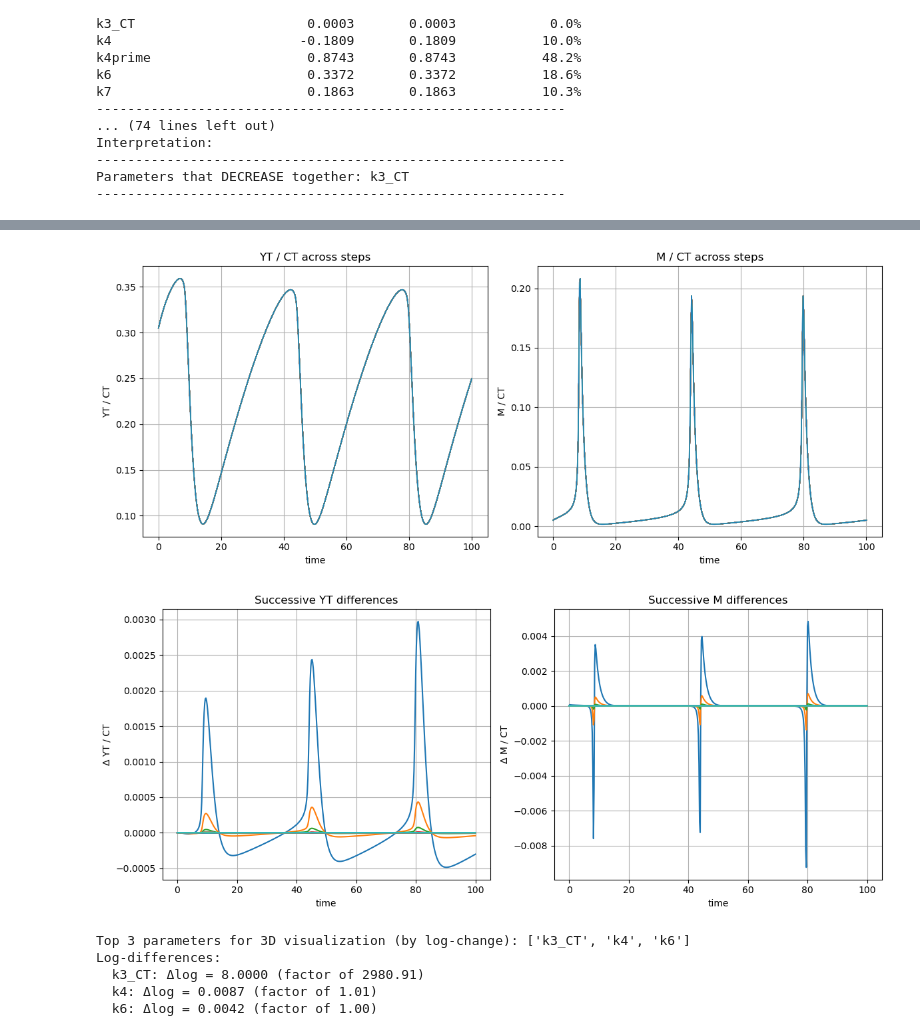
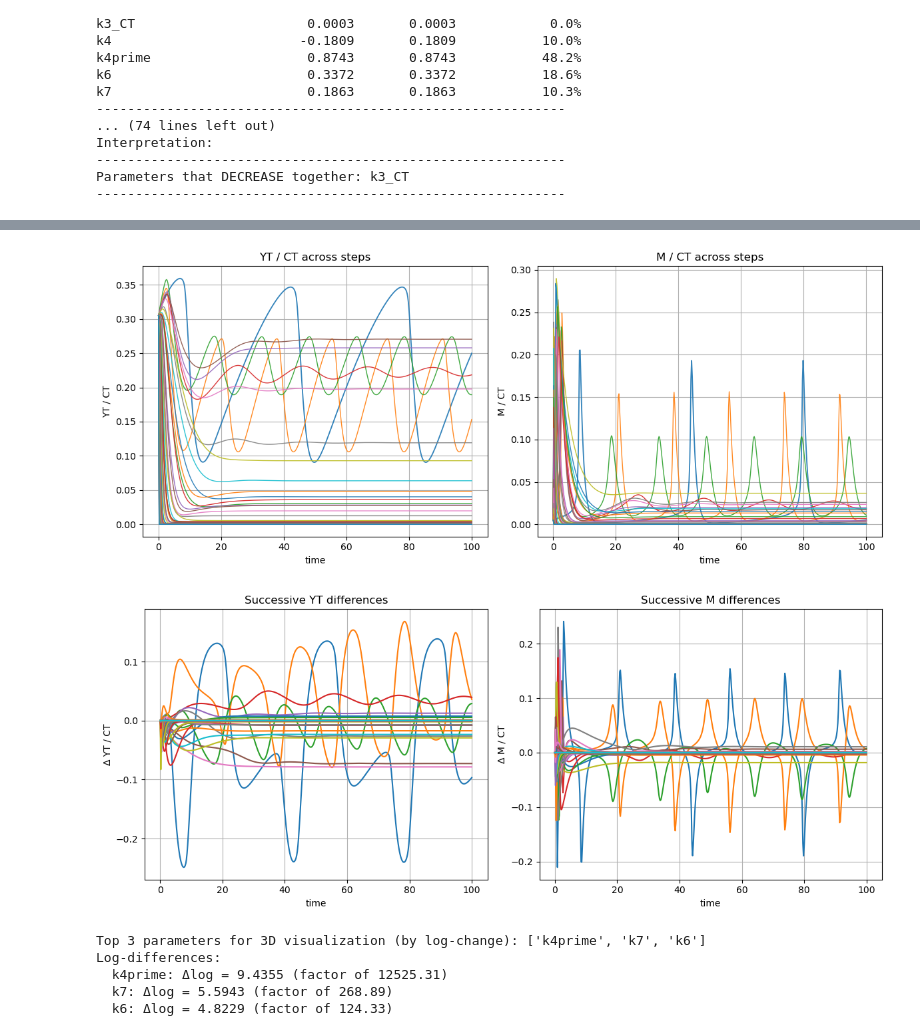
Before and after one commit to GijsBartholomeus/OxfordEvolution, a Jupyter notebook: Sloppy/SloppySearch/TysonSloppyOneDirection.ipynb, the cells around one changed output, grey strips where cells are left out. Saved outputs shown, nothing was run; the diff lists cells and outputs as text; code cells hidden in the pictures.

```diff
--- a/Sloppy/SloppySearch/TysonSloppyOneDirection.ipynb
+++ b/Sloppy/SloppySearch/TysonSloppyOneDirection.ipynb
@@ -2,10 +2,15 @@
 
 # Settings for the iterative procedure
 n_steps = 50               # number of sloppy steps to take
-step_size = 2             # step size in log-parameter space along sloppy direction
+step_size = 1           # step size in log-parameter space along sloppy direction
 tol_positive_eig = -5    # threshold to consider eigenvalue as positive
 sloppy_threshold = 1e-3     # threshold for identifying sloppy eigenvectors
 TWEAK = False  # Set to True to randomly perturb parameters
+
+# Multi-vector stepping and noise settings
+MULT = False   # If True, randomly select from all sloppy vectors weighted by log sloppiness
+              # If False, always use the most sloppy (smallest eigenvalue) vector
+NOISE = 0.1   # Variance of Gaussian noise added to step vector (0 = no noise)
 # %%
 # Sloppiness analysis kkfor the Tyson-like 6-state ODE example
 import numpy as np
@@ -676,14 +681,65 @@ for step in range(1, n_steps+1):
     if pos_idx.size == 0:
         print("No positive eigenvalues found at step", step, " — stopping.")
         break
-    sloppy_idx = pos_idx[-1]  # last index is smallest positive
-    lam = eigvals[sloppy_idx]
-    v = eigvecs[:, sloppy_idx]
 
-    print(f"Chosen sloppy eigen idx={sloppy_idx}, lambda={lam:.3e}")
+    if MULT:
+        # Select randomly from all sloppy vectors, weighted by log sloppiness
+        # More sloppy (smaller eigenvalue) = higher probability
+        # Probability ∝ -log10(eigenvalue) = log10(1/eigenvalue)
+        sloppy_eigvals = eigvals[pos_idx]
+        sloppy_indices = pos_idx
+
+        # Calculate weights: -log10(eigenvalue) for each sloppy vector
+        # Use a small epsilon to avoid log(0) for very small eigenvalues
+        epsilon = 1e-30
+        clipped_eigvals = np.maximum(sloppy_eigvals, epsilon)
+        log_weights = -np.log10(clipped_eigvals)
+
+        # Ensure all weights are non-negative (should be, but handle edge cases)
+        log_weights = np.maximum(log_weights, 0)
+
+        # Check for any NaN or Inf values
+        if np.any(~np.isfinite(log_weights)):
+            # Fallback: use uniform probabilities if there are numerical issues
+            print(f"  Warning: Numerical issues with log weights, using uniform probabilities")
+            probs = np.ones(len(sloppy_indices)) / len(sloppy_indices)
+        else:
+            # Normalize to probabilities
+            total_weight = np.sum(log_weights)
+            if total_weight > 0:
+                probs = log_weights / total_weight
+            else:
+                # Fallback: uniform probabilities if all weights are zero
+                print(f"  Warning: All log weights are zero, using uniform probabilities")
+                probs = np.ones(len(sloppy_indices)) / len(sloppy_indices)
+
+        # Ensure probabilities are valid (non-negative, sum to 1)
+        probs = np.maximum(probs, 0)  # Ensure non-negative
+        probs = probs / np.sum(probs)  # Renormalize to sum to 1
+
+        # Randomly select one based on probabilities
+        sloppy_idx = np.random.choice(sloppy_indices, p=probs)
+        lam = eigvals[sloppy_idx]
+        v = eigvecs[:, sloppy_idx]
+
+        print(f"Chosen sloppy eigen idx={sloppy_idx}, lambda={lam:.3e} (randomly selected from {len(sloppy_indices)} sloppy vectors)")
+        print(f"  Selection probabilities (log-weighted): {dict(zip(sloppy_indices, probs))}")
+    else:
+        # Original behavior: always use most sloppy (smallest eigenvalue)
+        sloppy_idx = pos_idx[-1]  # last index is smallest positive
+        lam = eigvals[sloppy_idx]
+        v = eigvecs[:, sloppy_idx]
+        print(f"Chosen sloppy eigen idx={sloppy_idx}, lambda={lam:.3e}")
 
     # Apply step along sloppy direction
     dlogh = step_size * v
+
+    # Add noise if NOISE > 0 (skip entirely if NOISE=0 to avoid unnecessary computation)
+    if NOISE > 0:
+        noise_vector = np.random.normal(0, np.sqrt(NOISE), size=P)
+        dlogh = dlogh + noise_vector
+        print(f"  Added noise (variance={NOISE:.4g}): step vector modified")
+    # When NOISE=0, no noise is added and no random sampling occurs
 
     # build candidate parameter dicts
     p_plus = dict(p_current)
@@ -825,5 +881,5 @@ parameter difference (additive): {'k1_aa_over_CT': -5.532043764050476e-10, 'k3_C
-[figure, old version]
+[figure, new version]
-[figure, old version]
+[figure, new version]
 # %%
 # ----------------------------
 # Trajectory visualization helpers
@@ -870,11 +926,11 @@ coords = np.zeros((len(param_history), 3))
 for i, p_dict in enumerate(param_history):
     coords[i, :] = [np.log(p_dict[name]) for name in top3_names]
 # %% [output]
-Top 3 parameters for 3D visualization (by log-change): ['k3_CT', 'k4', 'k6']
+Top 3 parameters for 3D visualization (by log-change): ['k4prime', 'k7', 'k6']
 Log-differences:
-  k3_CT: Δlog = 8.0000 (factor of 2980.91)
-  k4: Δlog = 0.0087 (factor of 1.01)
-  k6: Δlog = 0.0042 (factor of 1.00)
+  k4prime: Δlog = 9.4355 (factor of 12525.31)
+  k7: Δlog = 5.5943 (factor of 268.89)
+  k6: Δlog = 4.8229 (factor of 124.33)
 # %%
 import numpy as np
 import matplotlib.pyplot as plt
```
Also changed, not shown: parts of 7 cells of this notebook, 14 other files.
